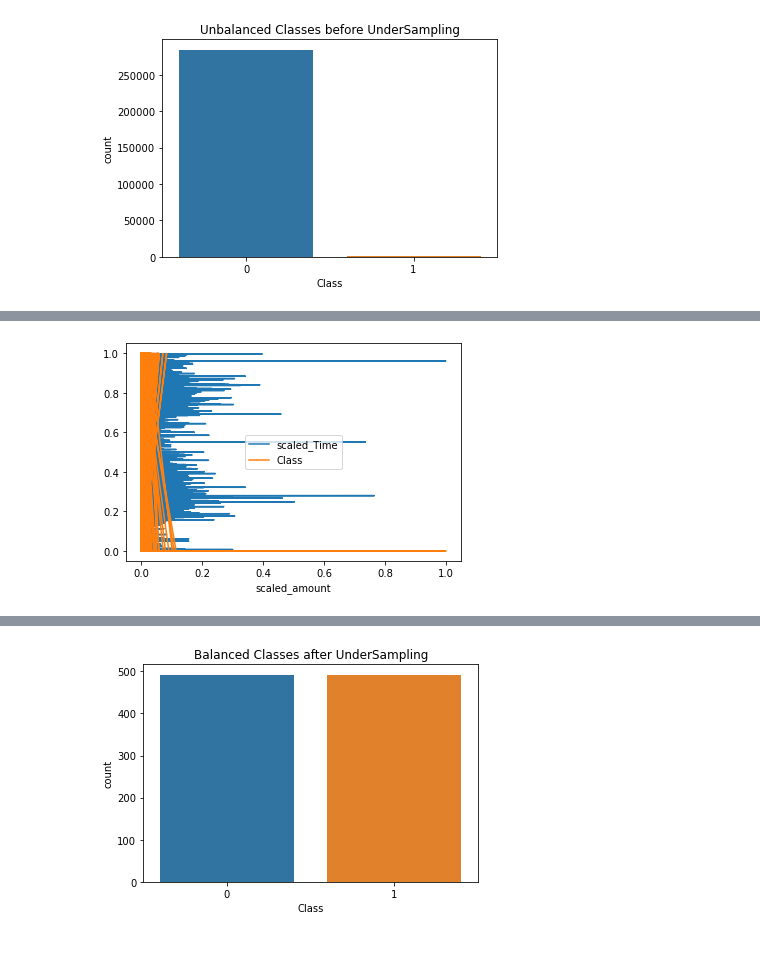
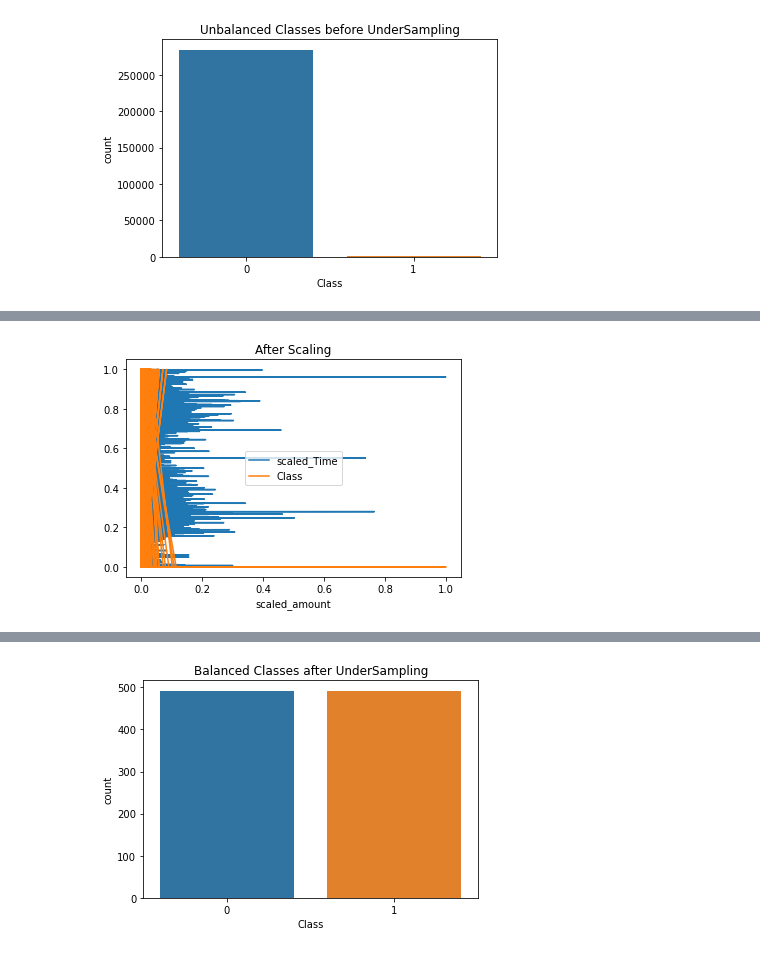
Before and after one commit to NehaDas25/DataScience_CS5661, a Jupyter notebook: Credit_Card_Fraud_Detection.ipynb, the cells around one changed output, grey strips where cells are left out. Saved outputs shown, nothing was run; the diff lists cells and outputs as text; code cells hidden in the pictures.

```diff
--- a/Credit_Card_Fraud_Detection.ipynb
+++ b/Credit_Card_Fraud_Detection.ipynb
@@ -119,9 +136,11 @@ data_set['scaled_Time']=minmax_scale.fit_transform(data_set['Time'].values.resha
 data_set.drop(['Amount','Time'], axis=1,inplace=True)
 # %%
 data_set.plot(x="scaled_amount", y=["scaled_Time", "Class"])
+plt.title("After Scaling")
+plt.savefig("After Scaling")
 plt.show()
 # %% [output]
-[figure, old version]
+[figure, new version]
 # %%
 # So now, this looks good we have both the features [Time and Amount] in range between [0-1].
 # That means we can move ahead for Sampling techniques.
```
Also changed, not shown: parts of 38 cells of this notebook, 10 other files.
